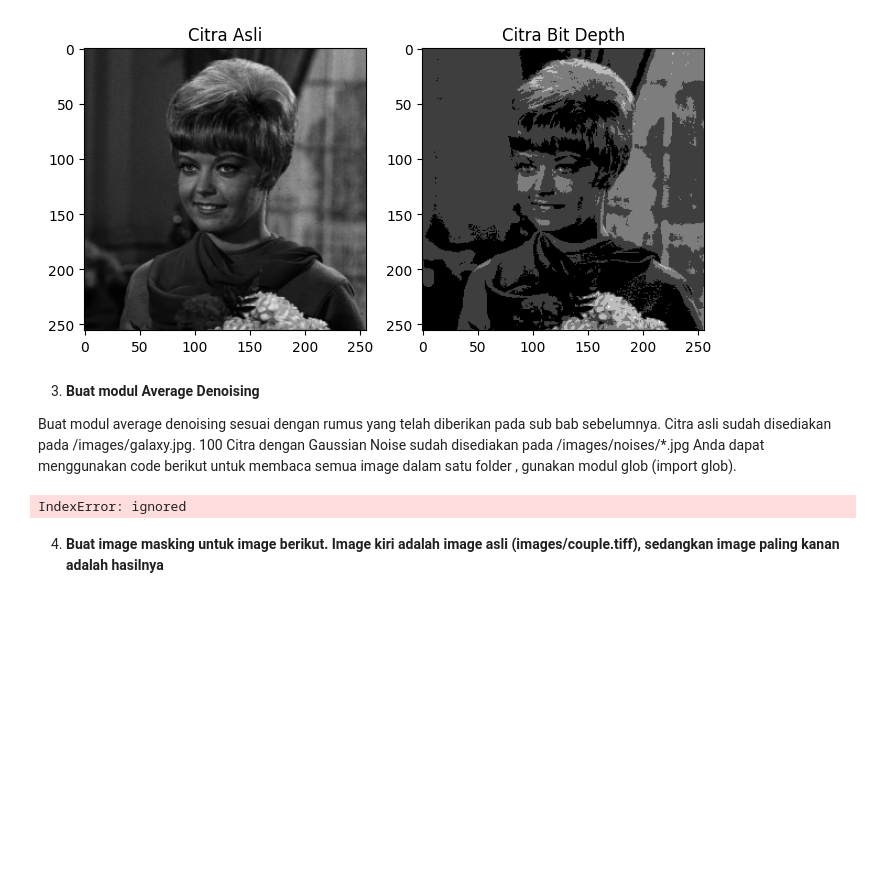
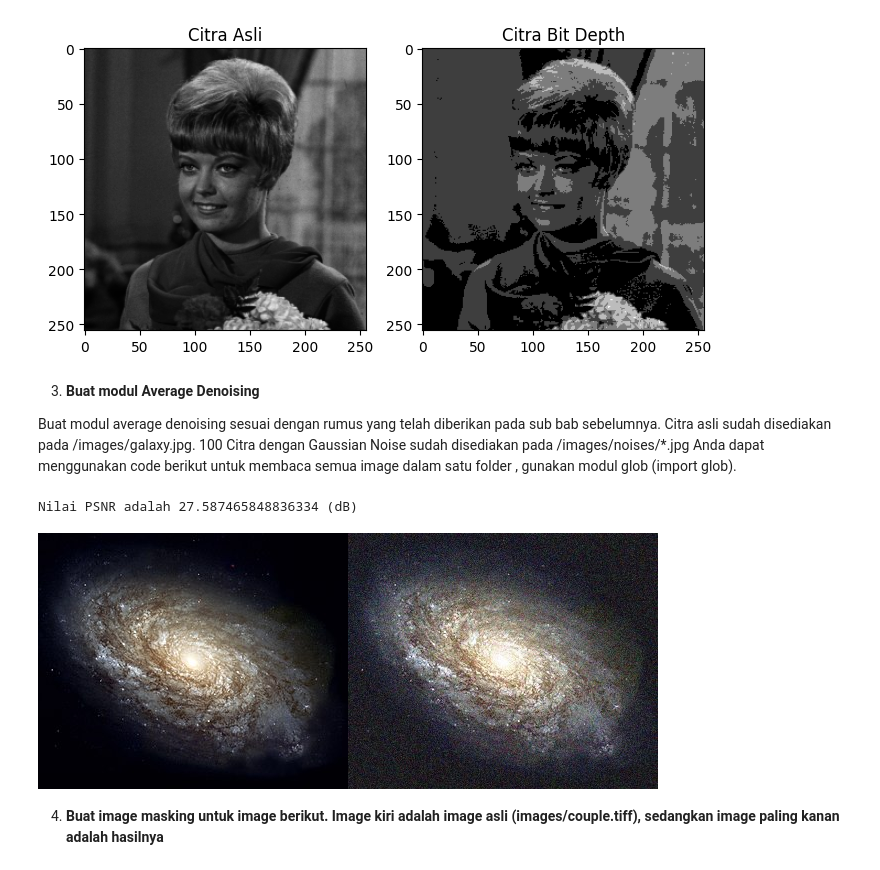
Before and after one commit to justhussh/PCVK_Ganjil_2023, a Jupyter notebook: Week5.ipynb, the cells around one changed output. Saved outputs shown, nothing was run; the diff lists cells and outputs as text; code cells hidden in the pictures; blank space fills up the shorter version.

```diff
--- a/Week5.ipynb
+++ b/Week5.ipynb
@@ -117,35 +117,36 @@ from math import log10, sqrt
 original = cv.imread('/content/drive/MyDrive/PCVK/images/galaxy.jpg')
 cv_img = []
 for img in glob.glob('/content/drive/MyDrive/PCVK/images/noises/*.jpg'):
     n = cv.imread(img)
     cv_img.append(n)
 
-dst = cv_img[0]
+dst = cv_img[2]
 noise_number = 4
 for i in range(noise_number):
     if i == 0:
         pass
     else:
         alpha = 1.0 / (i + 1)
         beta = 1.0 - alpha
         dst = cv.addWeighted(cv_img[i], alpha, dst, beta, 0.0)
 
 def PSNR(original, compressed):
     mse = np.mean((original - compressed) ** 2)
     if(mse == 0):
       return 100
     max_pixel = 255.0
     psnr = 20 * log10(max_pixel / sqrt(mse))
     return psnr
 
 compressed = dst
 psnr = PSNR(original, compressed)
 
 print('Nilai PSNR adalah',psnr,'(dB)')
 galaxy_frame = cv.hconcat((original, dst))
 cv2_imshow(galaxy_frame)
 # %% [output]
-IndexError: ignored
+Nilai PSNR adalah 27.587465848836334 (dB)
+[figure, added]
 # %% [markdown]
 4. **Buat image masking untuk image berikut. Image kiri adalah image asli (images/couple.tiff), sedangkan image paling kanan adalah hasilnya**
 # %%
```
